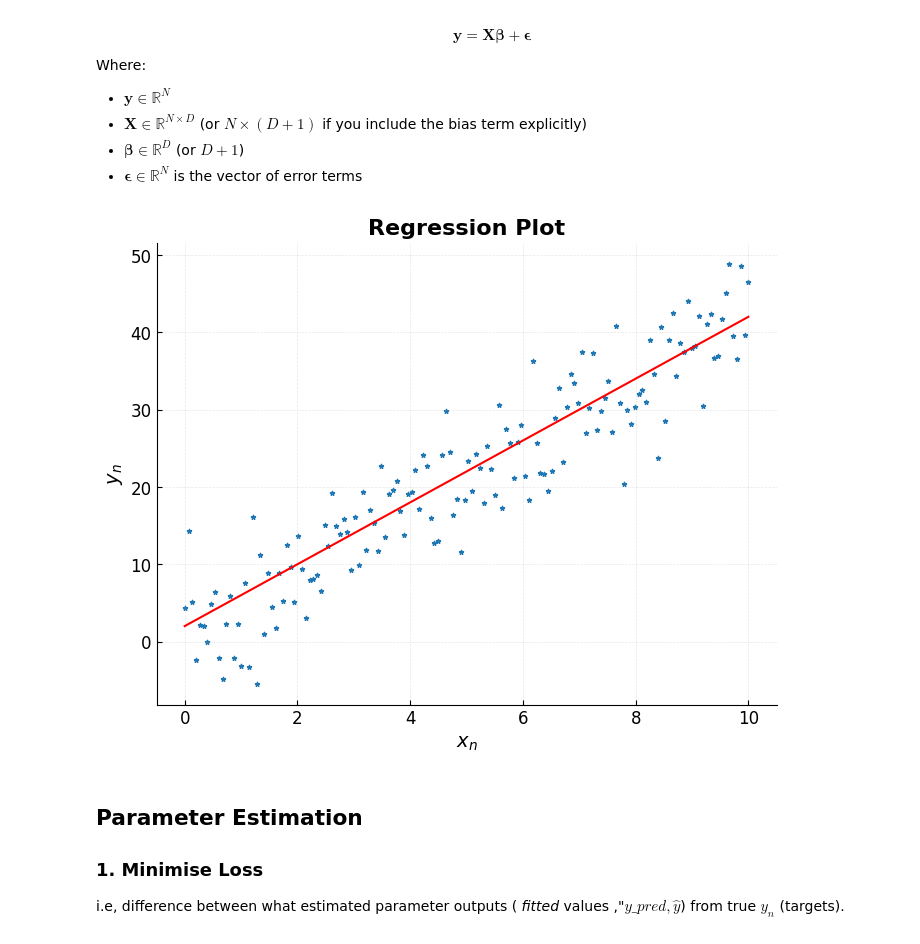
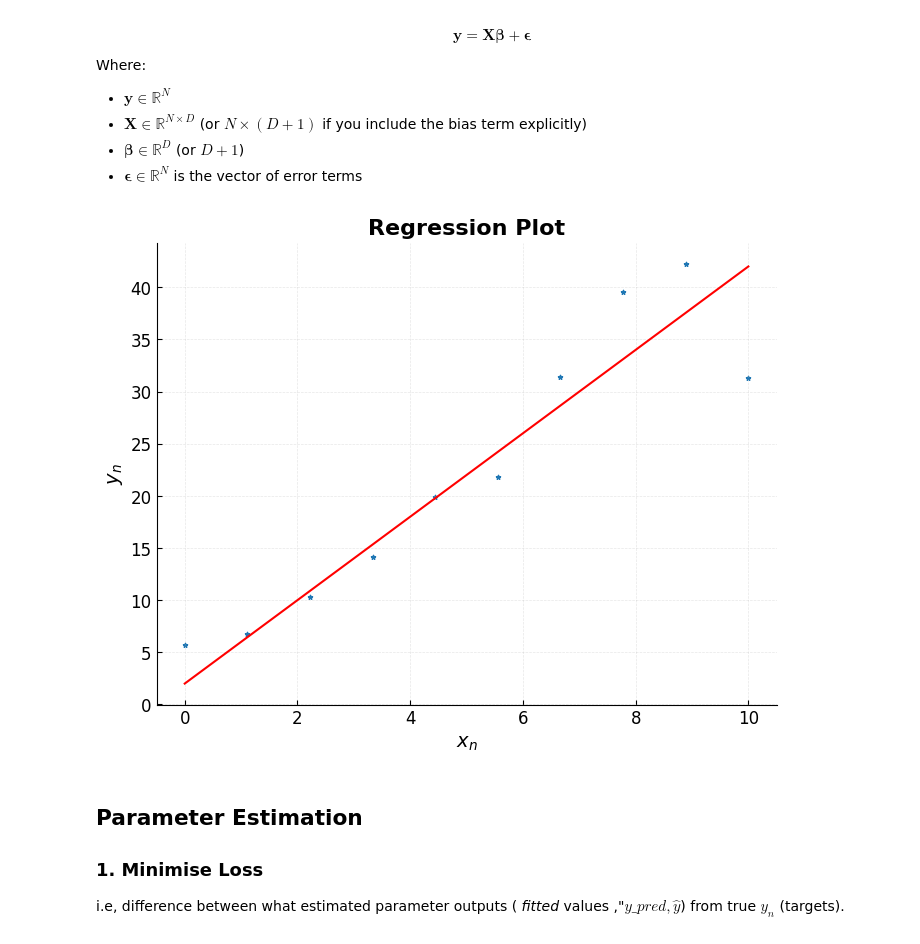
Before and after one commit to soot-bit/Tutorials, a Jupyter notebook: LinearRegression.ipynb, the cells around one changed output. Drawn from its saved outputs; the diff is of its cells as text; code cells hidden in the pictures.

```diff
--- a/LinearRegression.ipynb
+++ b/LinearRegression.ipynb
@@ -48,25 +48,25 @@ plt.rcParams.update({
 # %%
 
 
 # true generating fuction y  = 4x - 2
-n_samples = 150
+n_samples = 10
 beta_true = [-2, 4]
 
 x = np.linspace(0, 10, n_samples)
 def true_f(x):
     return beta_true[1]*x - beta_true[0]
 
 y_obs = true_f(x) + rng.normal(loc=0, scale=5, size=x.shape)
 
 def view():
     plt.scatter(x, y_obs, marker="*", s=10, label="observed")
     plt.plot(x, true_f(x), color="red", label="True")
     plt.title("Regression Plot")
     plt.xlabel(r"$x_n$")
     plt.ylabel(r"$y_n$")
 view()
 # %% [output]
-[figure, old version]
+[figure, new version]
 # %% [markdown]
 ## **Parameter Estimation**
 
```
Also changed, not shown: parts of 3 cells of this notebook.
